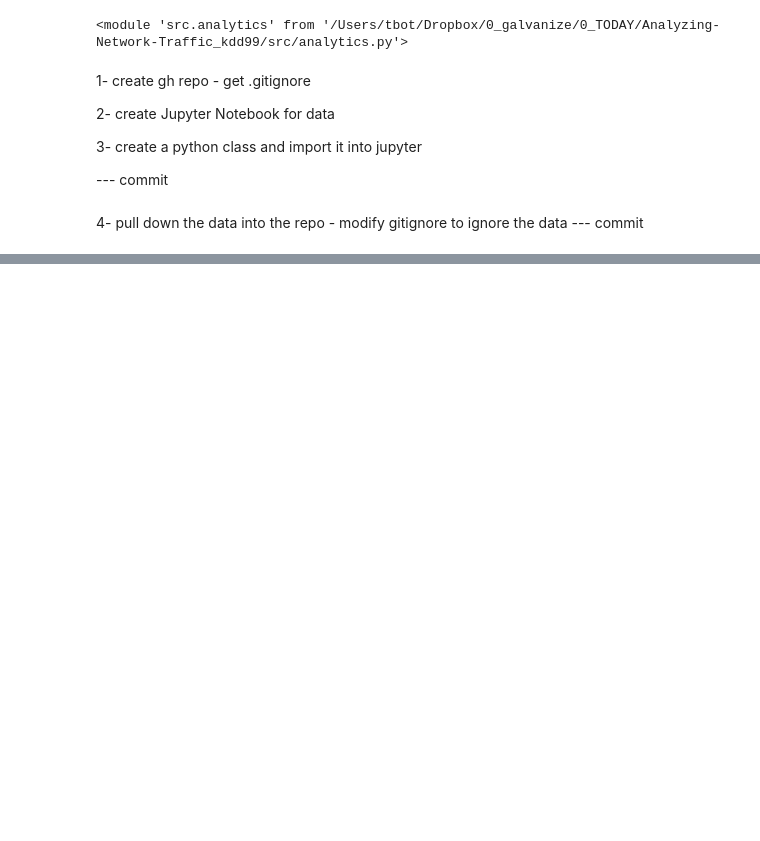
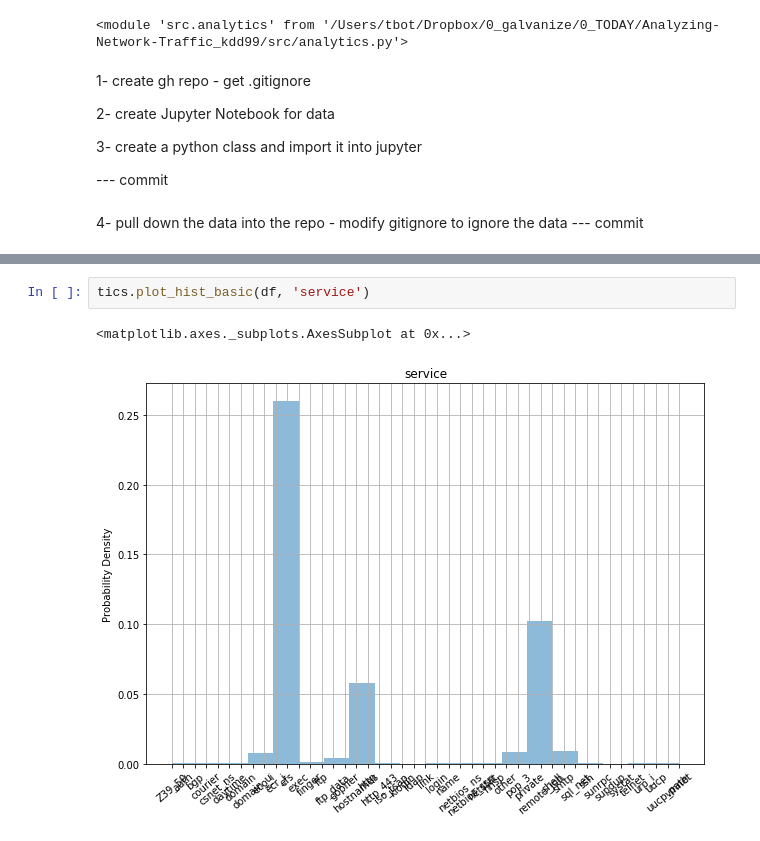
Before and after one commit to MnemoSemiotic/Analyzing-Network-Traffic_kdd99, a Jupyter notebook: Notes_day_1_Dataset_Exploration.ipynb, the cells around one changed output, grey strips where cells are left out. Drawn from its saved outputs; the diff is of its cells as text; blank space fills up the shorter version.

```diff
--- a/Notes_day_1_Dataset_Exploration.ipynb
+++ b/Notes_day_1_Dataset_Exploration.ipynb
@@ -25,0 +145,5 @@ tics.create_random_samples('data/kddcup.data_10_percent', 1000, sample_name)
+# %%
+tics.plot_hist_basic(df, 'service')
+# %% [output]
+<matplotlib.axes._subplots.AxesSubplot at 0x...>
+[figure, added]
```
Also changed, not shown: parts of 14 cells of this notebook, 1 other file.
